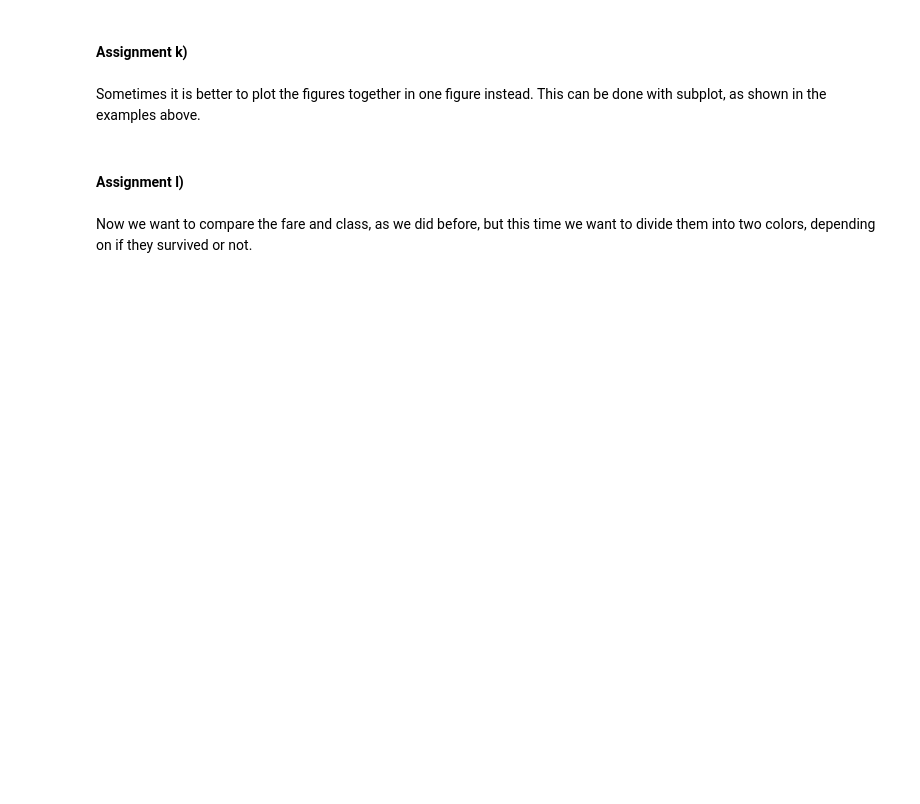
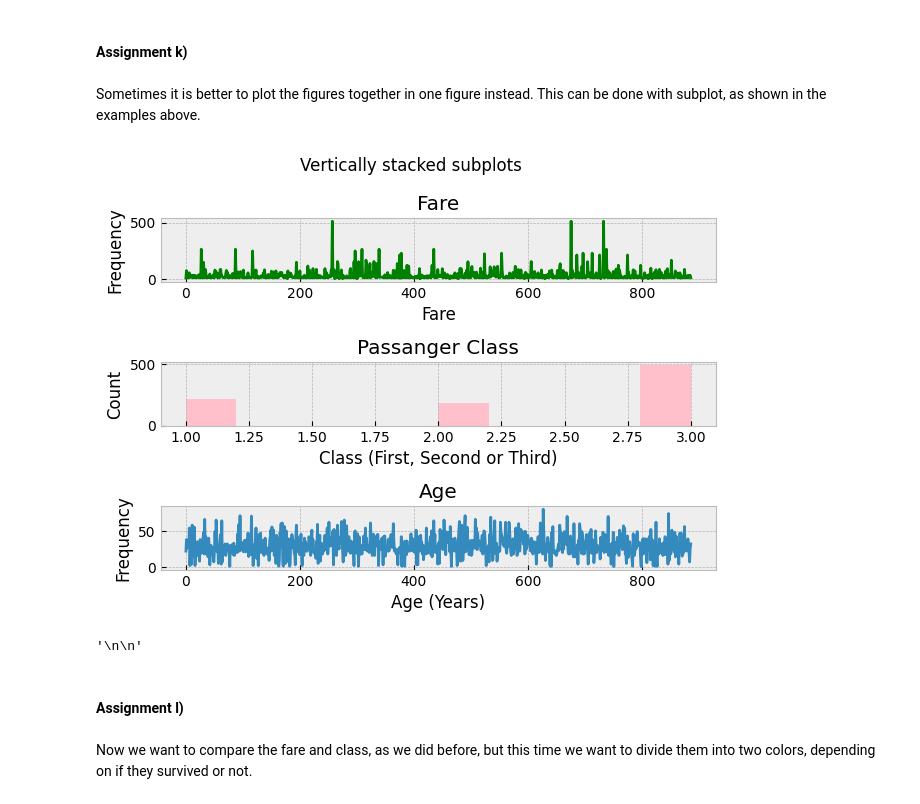
Before and after one commit to astridno/ml-1dl034-public-assignments, a Jupyter notebook: Assignments/Practical/PracticalNotebook2.ipynb, the cells around one changed output. Cells and saved outputs as stored; diff of their text form; code cells hidden in the pictures; blank space fills up the shorter version.

```diff
--- a/Assignments/Practical/PracticalNotebook2.ipynb
+++ b/Assignments/Practical/PracticalNotebook2.ipynb
@@ -497,3 +544,32 @@ Sometimes it is better to plot the figures together in one figure instead. This
+# %%
+# ASSIGNMENT:
+# Make a subplot over the Fare, Class, and Age
+# label the plot and the axes appropriately
+
+# YOUR CODE HERE
+fig, axs = plt.subplots(3)
+fig.suptitle('Vertically stacked subplots')
+axs[0].plot(df['Fare'], color='green')
+axs[0].set_title("Fare")
+axs[0].set_xlabel("Fare")
+axs[0].set_ylabel("Frequency")
+axs[1].hist(df['Pclass'], color='pink')
+axs[1].set_title("Passanger Class")
+axs[1].set_xlabel("Class (First, Second or Third)")
+axs[1].set_ylabel("Count")
+axs[2].plot(df['Age'])
+axs[2].set_title("Age")
+axs[2].set_xlabel("Age (Years)")
+axs[2].set_ylabel("Frequency")
+plt.tight_layout()
+plt.show()
+
+'''
+
+'''
+# %% [output]
+[figure, added]
+'\n\n'
 # %% [markdown]
 #### Assignment l)
 # %% [markdown]
```
Also changed, not shown: parts of 15 cells of this notebook.
